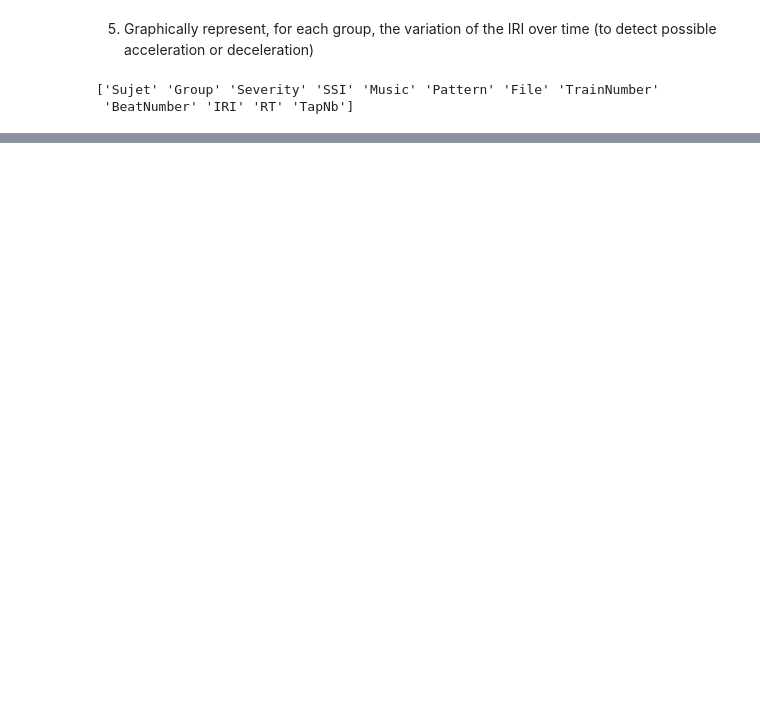
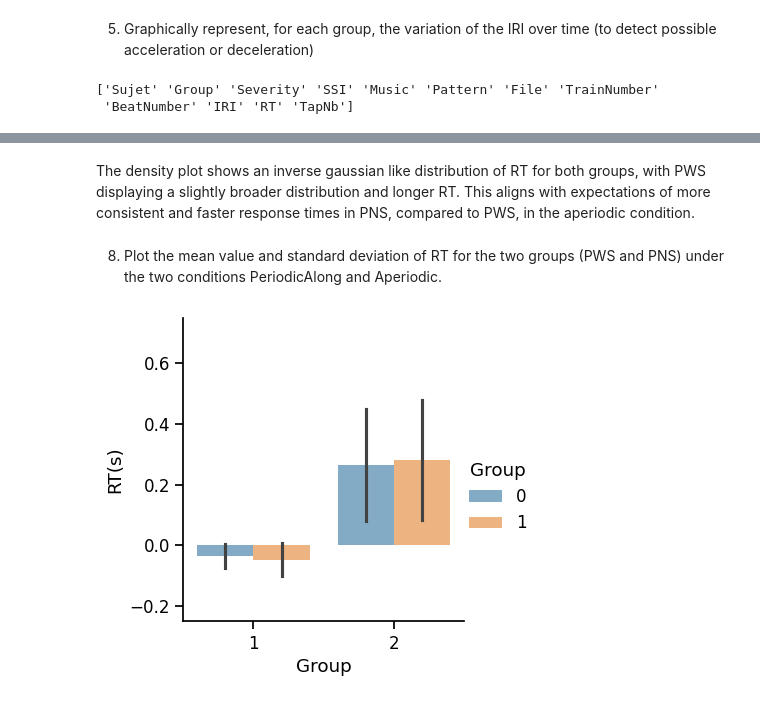
Before and after one commit to CodeNachos/expdesign, a Jupyter notebook: TP3/tp3.ipynb, the cells around one changed output, grey strips where cells are left out. Cells and saved outputs as stored; diff of their text form; code cells hidden in the pictures; blank space fills up the shorter version.

```diff
--- a/TP3/tp3.ipynb
+++ b/TP3/tp3.ipynb
@@ -103,0 +173,11 @@ plt.show()
+# %% [markdown]
+The density plot shows an inverse gaussian like distribution of RT for both groups, with PWS displaying a slightly broader distribution and longer RT. This aligns with expectations of more consistent and faster response times in PNS, compared to PWS, in the aperiodic condition.
+# %% [markdown]
+8. Plot the mean value and standard deviation of RT for the two groups (PWS and PNS) under the two conditions PeriodicAlong and Aperiodic.
+# %%
+g = sns.catplot(data=data, kind="bar",x="Pattern", y="RT", hue="Group",errorbar='sd', alpha=.6, height=4)
+g.set_axis_labels("Group", "RT(s)")
+g.set(ylim=(-0.25, 0.75))
+plt.show()
+# %% [output]
+[figure, added]
```
Also changed, not shown: parts of 16 cells of this notebook, 2 other files.
